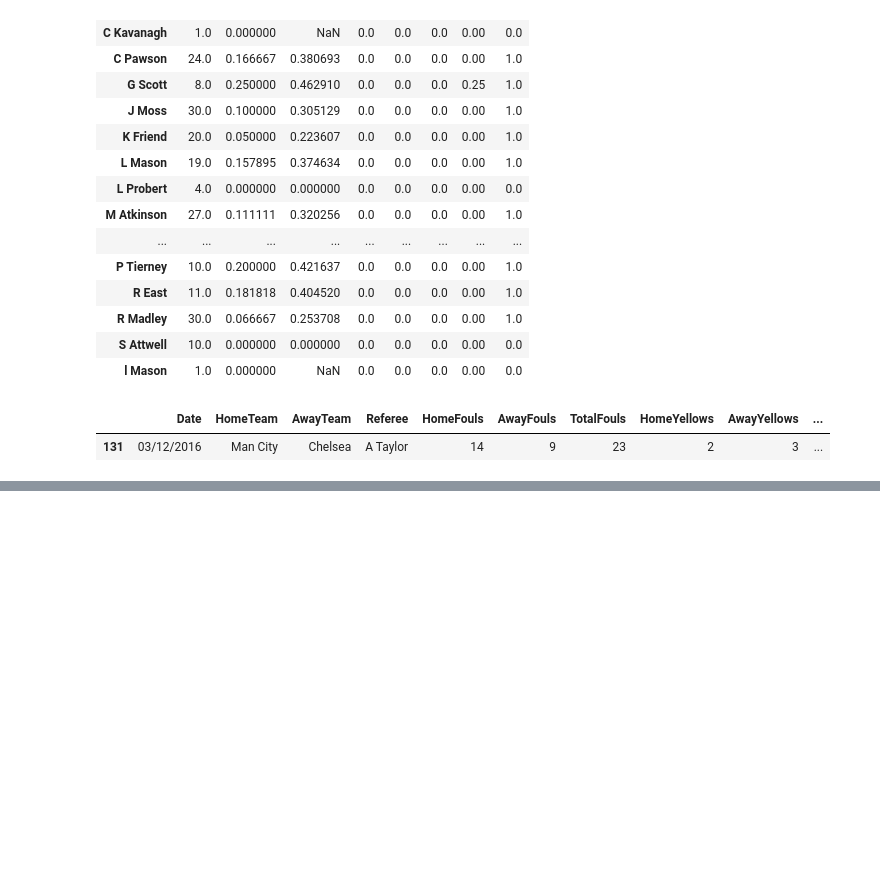
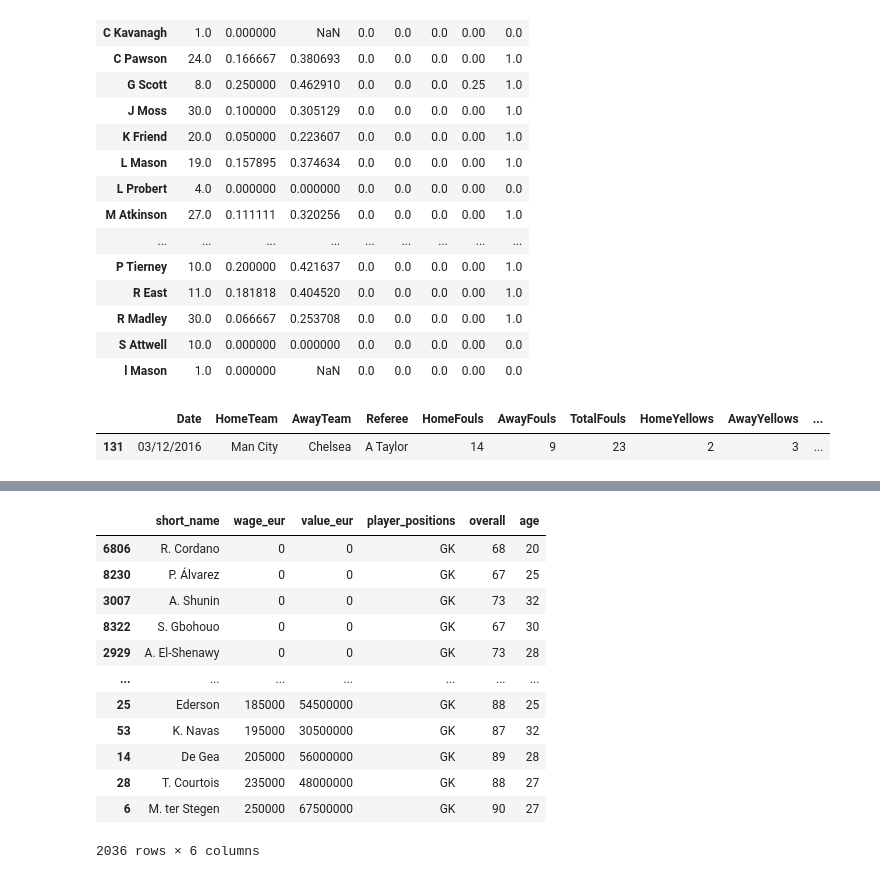
Before and after one commit to dylodylo/football-data-analysis, a Jupyter notebook: PythonFC/main.ipynb, the cells around one changed output, grey strips where cells are left out. Cells and saved outputs as stored; diff of their text form; code cells hidden in the pictures; blank space fills up the shorter version.

```diff
--- a/PythonFC/main.ipynb
+++ b/PythonFC/main.ipynb
@@ -163,0 +462,21 @@ df[df["TotalReds"]==2]
+# %%
+longlist = data[data['player_positions'] == Burki_pos][['short_name','wage_eur','value_eur','player_positions','overall','age']]
+
+removals = longlist[(longlist["overall"]<Burki_ovr) & (longlist["wage_eur"]>Burki_wage) & (longlist["age"]>Burki_age)].index
+longlist.drop(removals , inplace=True)
+
+longlist.sort_values("wage_eur")
+# %% [output]
+|  | short_name | wage_eur | value_eur | player_positions | overall | age |
+| 6806 | R. Cordano | 0 | 0 | GK | 68 | 20 |
+| 8230 | P. Álvarez | 0 | 0 | GK | 67 | 25 |
+| 3007 | A. Shunin | 0 | 0 | GK | 73 | 32 |
+| 8322 | S. Gbohouo | 0 | 0 | GK | 67 | 30 |
+| 2929 | A. El-Shenawy | 0 | 0 | GK | 73 | 28 |
+| ... | ... | ... | ... | ... | ... | ... |
+| 25 | Ederson | 185000 | 54500000 | GK | 88 | 25 |
+| 53 | K. Navas | 195000 | 30500000 | GK | 87 | 32 |
+| 14 | De Gea | 205000 | 56000000 | GK | 89 | 28 |
+| 28 | T. Courtois | 235000 | 48000000 | GK | 88 | 27 |
+| 6 | M. ter Stegen | 250000 | 67500000 | GK | 90 | 27 |
+2036 rows × 6 columns
```
Also changed, not shown: parts of 38 cells of this notebook.
